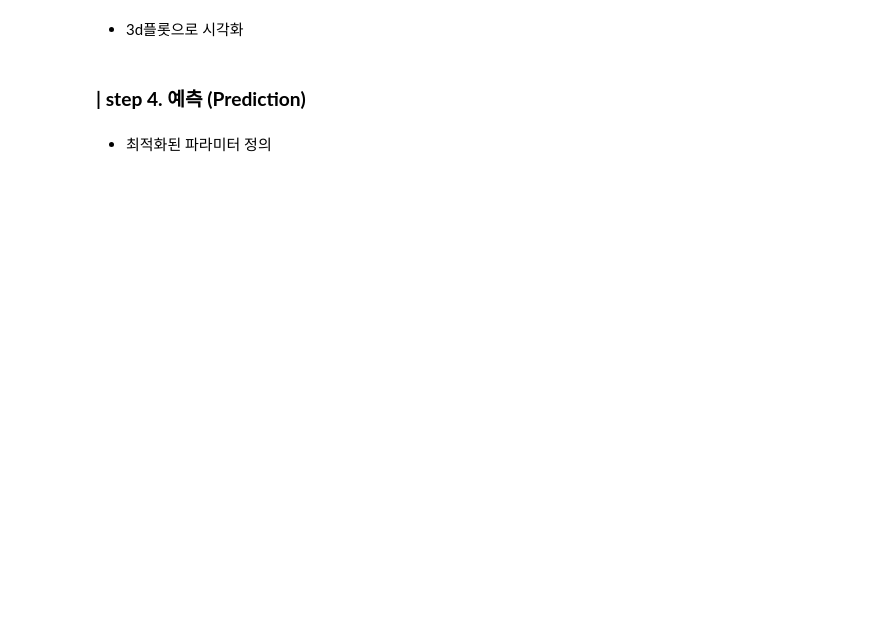
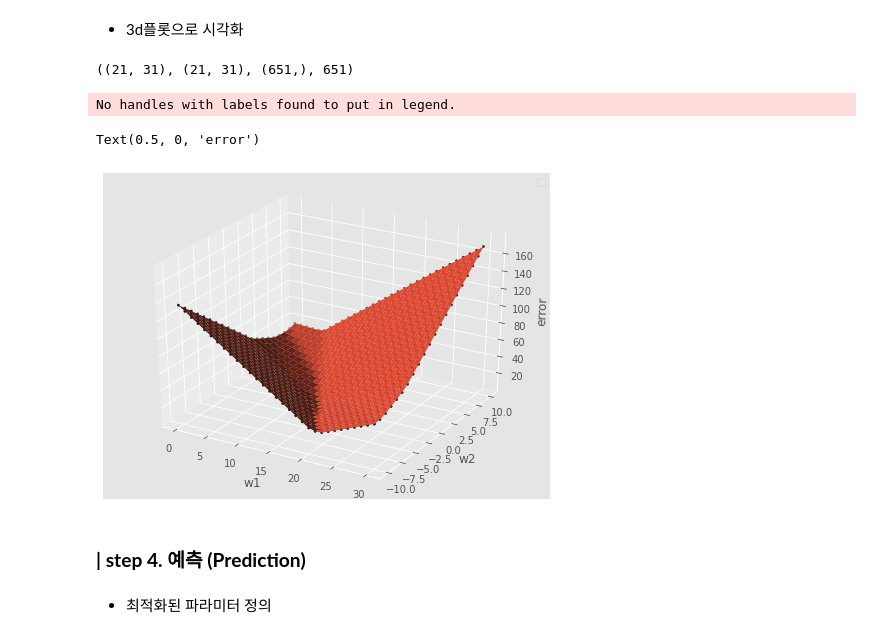
Before and after one commit to GETHUB55/SkillTreePython-DataAnalysis, a Jupyter notebook: ch05_03_기초모델구현_회귀모델맛보기.ipynb, the cells around one changed output. Saved outputs shown, nothing was run; the diff lists cells and outputs as text; code cells hidden in the pictures; blank space fills up the shorter version.

```diff
--- a/ch05_03_기초모델구현_회귀모델맛보기.ipynb
+++ b/ch05_03_기초모델구현_회귀모델맛보기.ipynb
@@ -328,3 +328,10 @@ error: 51.4
 ### **| step 3. 최적화 (Optimizer)**
 # %% [markdown]
 *  학습 파라미터 $w_1$를 0부터 30, $w_2$를 -10부터 10까지 바꿔가며 손실 계산하기
+# %%
+w1_range= np.arange(31)
+w2_range=np.arange(-10,11)
+print(w1_range)
+print(w2_range)
+# (w1,w2) 순서쌍
+W1, W2 = np.meshgrid(w1_range, w2_range) #순서쌍 meshgrid
@@ -330,0 +343,8 @@ error: 51.4
+# %%
+errors = []
+for w1,w2 in zip(W1.flatten(),W2.flatten()):
+  y_pred =  model2(x, w_vec=np.array([w1,w2]))
+  error = loss(y,y_pred)
+  print(f'w1={w1},w2={w2} 일때 예측값은 {y_pred}이고, 오차는 {error}')
+  errors.append(error)
+print(errors)
@@ -331,5 +369,25 @@ error: 51.4
 # %% [markdown]
 * 3d플롯으로 시각화
+# %%
+W1.shape, W2.shape, np.array(errors).shape, 21*31
+# %% [output]
+((21, 31), (21, 31), (651,), 651)
+# %%
+fig = plt.figure(figsize = (8,6)) # 그림 전체 사이즈 설정
+ax = plt.axes(projection = '3d') # 좌표를 3d로 설정
+
+# w1,w2에 대한 error
+ax.scatter3D(W1.flatten(),W2.flatten(), errors, marker='.',c='k') #벡터
+surf=ax.plot_surface(W1,W2,np.array(errors).reshape(21,31)) #행렬
+
+plt.legend()
+ax.set_xlabel('w1')
+ax.set_ylabel('w2')
+ax.set_zlabel('error')
+# %% [output]
+No handles with labels found to put in legend.
+Text(0.5, 0, 'error')
+[figure, added]
 # %% [markdown]
 ### **| step 4. 예측 (Prediction)**
 # %% [markdown]
```
Also changed, not shown: parts of 12 cells of this notebook.
